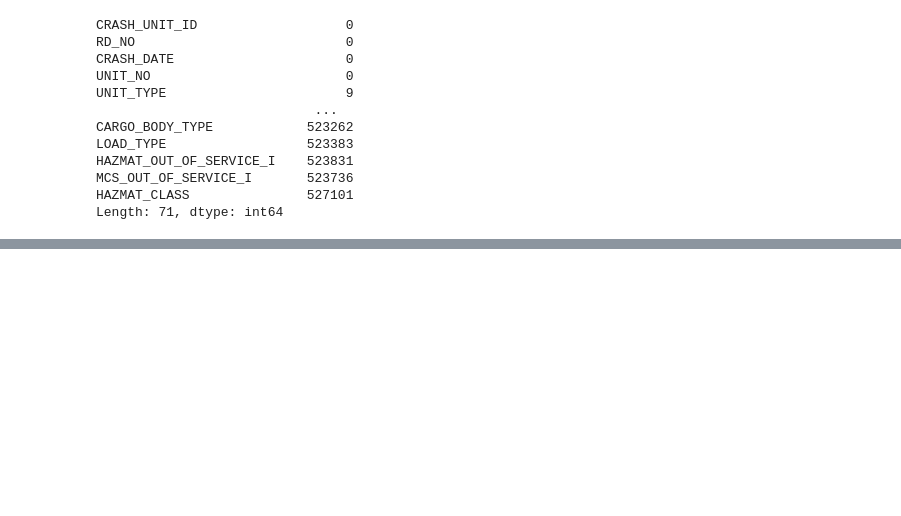
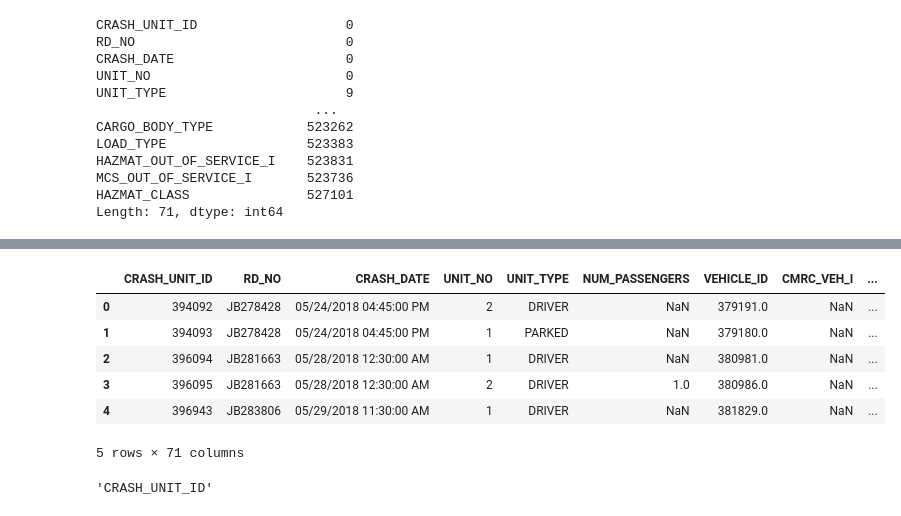
Before and after one commit to CypherPrime/kamaha_project_one, a Jupyter notebook: Kamaha_nb_task_one.ipynb, the cells around one changed output, grey strips where cells are left out. Cells and saved outputs as stored; diff of their text form; code cells hidden in the pictures; blank space fills up the shorter version.

```diff
--- a/Kamaha_nb_task_one.ipynb
+++ b/Kamaha_nb_task_one.ipynb
@@ -102,0 +319,14 @@ Length: 71, dtype: int64
+# %%
+vehicles.head()
+# %% [output]
+|  | CRASH_UNIT_ID | RD_NO | CRASH_DATE | UNIT_NO | UNIT_TYPE | NUM_PASSENGERS | VEHICLE_ID | CMRC_VEH_I | ... |
+| 0 | 394092 | JB278428 | 05/24/2018 04:45:00 PM | 2 | DRIVER | NaN | 379191.0 | NaN | ... |
+| 1 | 394093 | JB278428 | 05/24/2018 04:45:00 PM | 1 | PARKED | NaN | 379180.0 | NaN | ... |
+| 2 | 396094 | JB281663 | 05/28/2018 12:30:00 AM | 1 | DRIVER | NaN | 380981.0 | NaN | ... |
+| 3 | 396095 | JB281663 | 05/28/2018 12:30:00 AM | 2 | DRIVER | 1.0 | 380986.0 | NaN | ... |
+| 4 | 396943 | JB283806 | 05/29/2018 11:30:00 AM | 1 | DRIVER | NaN | 381829.0 | NaN | ... |
+5 rows × 71 columns
+# %%
+find_pk_column(vehicles)
+# %% [output]
+'CRASH_UNIT_ID'
```
Also changed, not shown: parts of 37 cells of this notebook.
